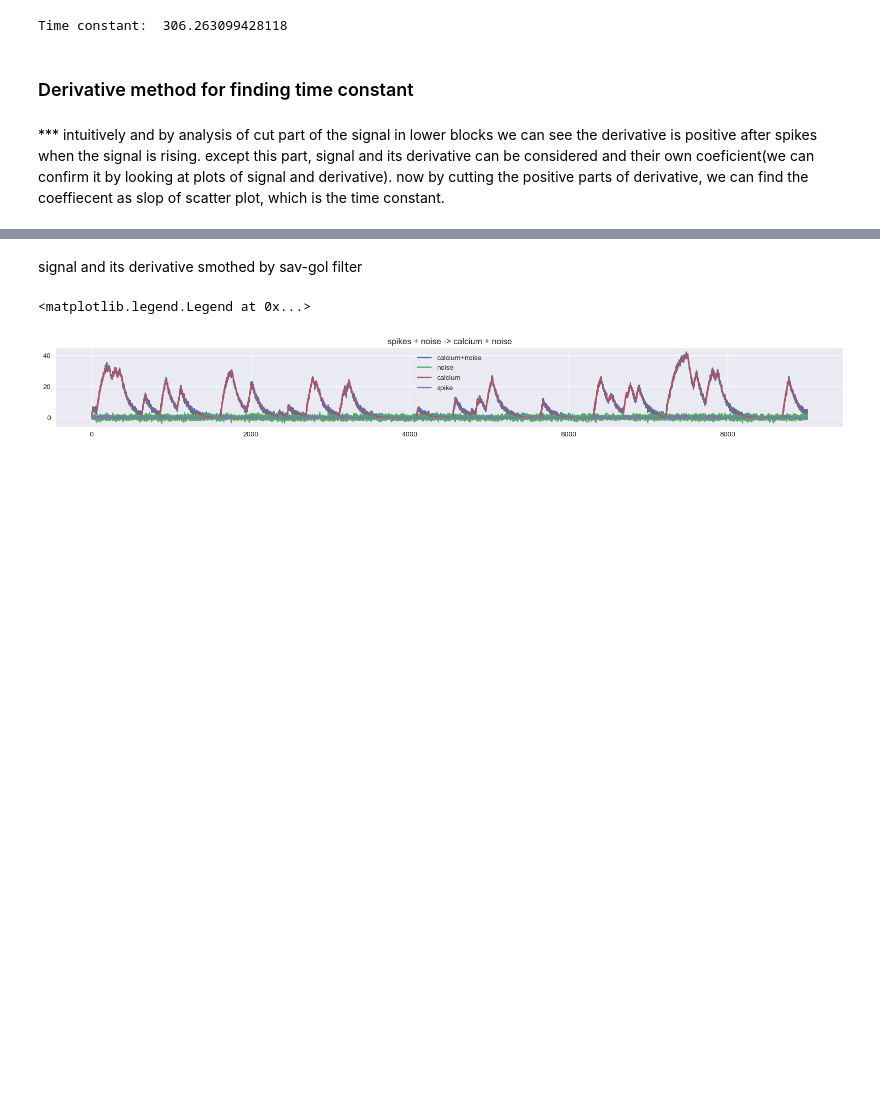
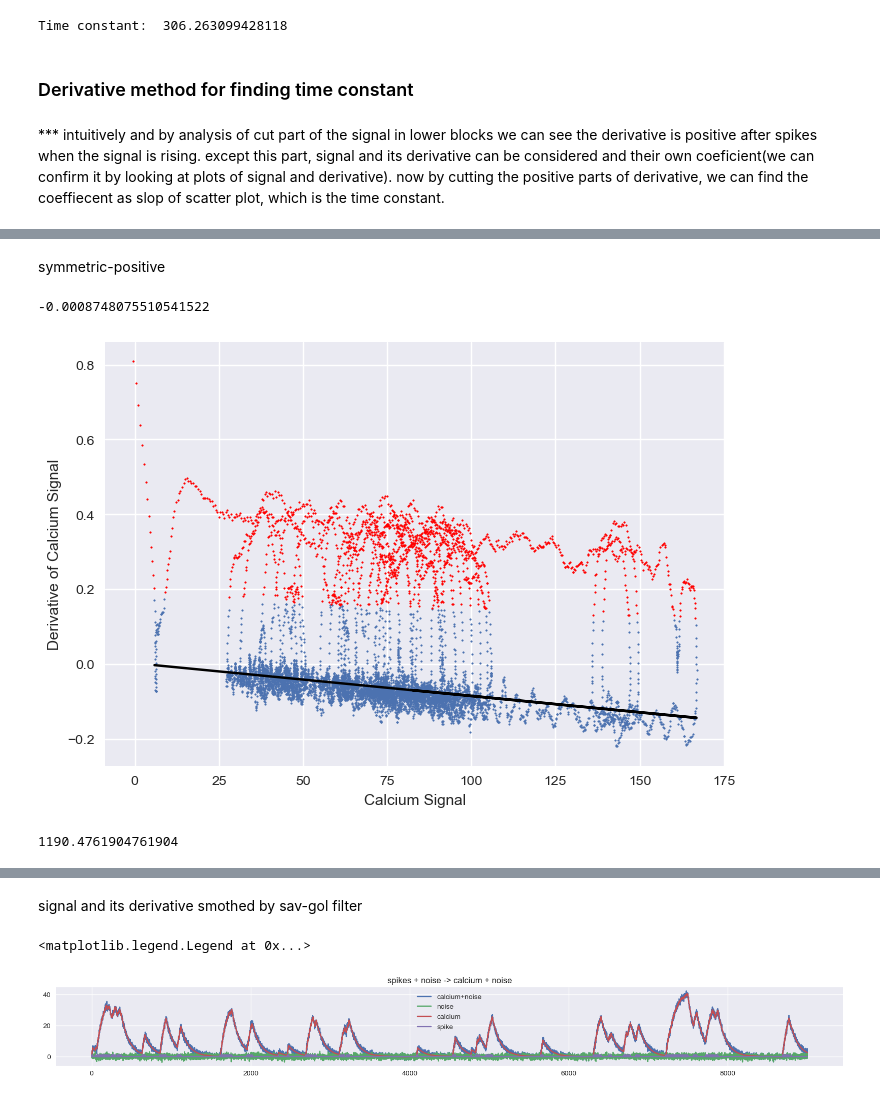
Before and after one commit to mjoudy/Calcium---AR, a Jupyter notebook: pre-processing-for-stefan.ipynb, the cells around one changed output, grey strips where cells are left out. Saved outputs shown, nothing was run; the diff lists cells and outputs as text; code cells hidden in the pictures; blank space fills up the shorter version.

```diff
--- a/pre-processing-for-stefan.ipynb
+++ b/pre-processing-for-stefan.ipynb
@@ -489,0 +531,12 @@ Time constant:  306.263099428118
+# %% [markdown]
+symmetric-positive
+# %%
+signal, deriv = kef.smoothed_signals(calcium_signal, savgol_win, do_plots=False)
+kef.iqr_outlier(signal, deriv, percentile_start=25, percentile_end=75, do_plot=True)
+# %% [output]
+-0.0008748075510541522
+[figure, added]
+# %%
+100000/84
+# %% [output]
+1190.4761904761904
```
Also changed, not shown: parts of 13 cells of this notebook, 2 other files.
